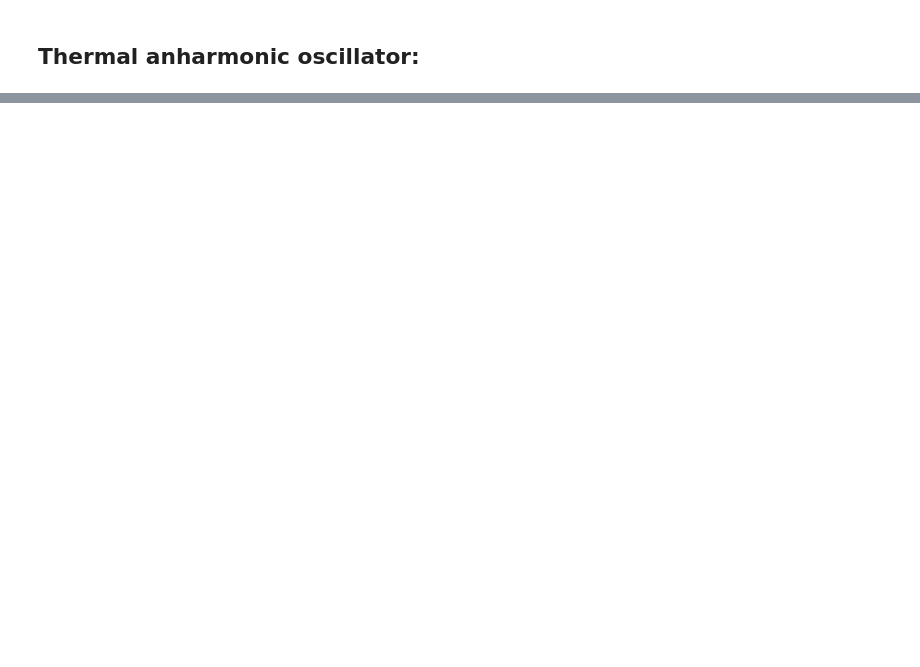
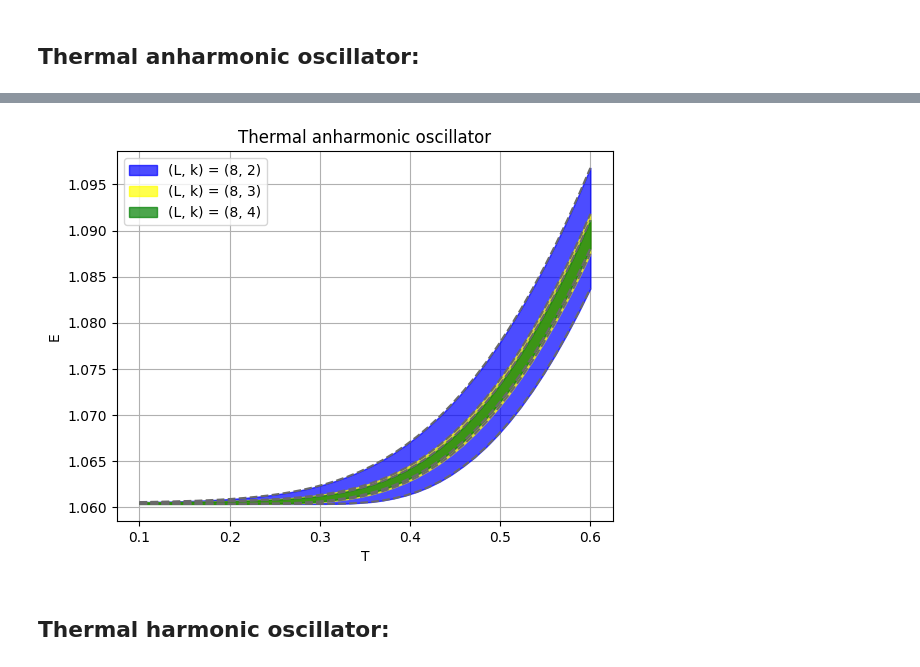
Before and after one commit to Newtech66/mtp-matrix-bootstrap, a Jupyter notebook: thermal-bootstrap.ipynb, the cells around one changed output, grey strips where cells are left out. Saved outputs shown, nothing was run; the diff lists cells and outputs as text; code cells hidden in the pictures; blank space fills up the shorter version.

Commit message:
update thermal bootstrap

```diff
--- a/thermal-bootstrap.ipynb
+++ b/thermal-bootstrap.ipynb
@@ -218,0 +200,43 @@ plt.show()
+# %%
+def convergence_plot_create_problems(Lk_pairs):
+    hamil = [(1, 'pp'), (1, 'xxxx')]
+    problem_data = []
+    for L, k in Lk_pairs:
+        problem_data.append(construct_problem(hamil, L, k))
+    return problem_data
+
+def convergence_plot_create_data(problem_data, betas):
+    mins, maxs = [], []
+    for beta, minprob, maxprob in problem_data:
+        minsk, maxsk = solve_energy(betas, beta, minprob, maxprob, verbose=False)
+        mins.append(minsk)
+        maxs.append(maxsk)
+    return mins, maxs
+
+def convergence_plot_create_plot(Lk_pairs, betas, mindata, maxdata, colors):
+    fig, ax = plt.subplots()
+    ax.set_title(f'Thermal anharmonic oscillator')
+    for Lk, mins, maxs, color in zip(Lk_pairs, mindata, maxdata, colors):
+        ax.fill_between(1/betas, mins, maxs, alpha = 0.7, color=color, label=f'(L, k) = {Lk}')
+        ax.plot(1/betas, mins,c ='dimgrey',linestyle='--')
+        ax.plot(1/betas, maxs,c ='dimgrey',linestyle='--')
+        ax.set_xlabel('T')
+        ax.set_ylabel('E')
+    ax.set_axisbelow(True)
+    ax.grid()
+    ax.legend()
+    return fig, ax
+# %%
+Lk_pairs = [(8, 2), (8, 3), (8, 4)]
+problem_data = convergence_plot_create_problems(Lk_pairs)
+# %%
+betas = 1 / np.linspace(0.1, 0.6, num=40)
+mindata, maxdata = convergence_plot_create_data(problem_data, betas)
+# %%
+colors = ['blue', 'yellow', 'green']
+fig, ax = convergence_plot_create_plot(Lk_pairs, betas, mindata, maxdata, colors)
+plt.show()
+# %% [output]
+[figure, added]
+# %% [markdown]
+<h2>Thermal harmonic oscillator:</h2>
```
Also changed, not shown: parts of 11 cells of this notebook, 2 other files.
